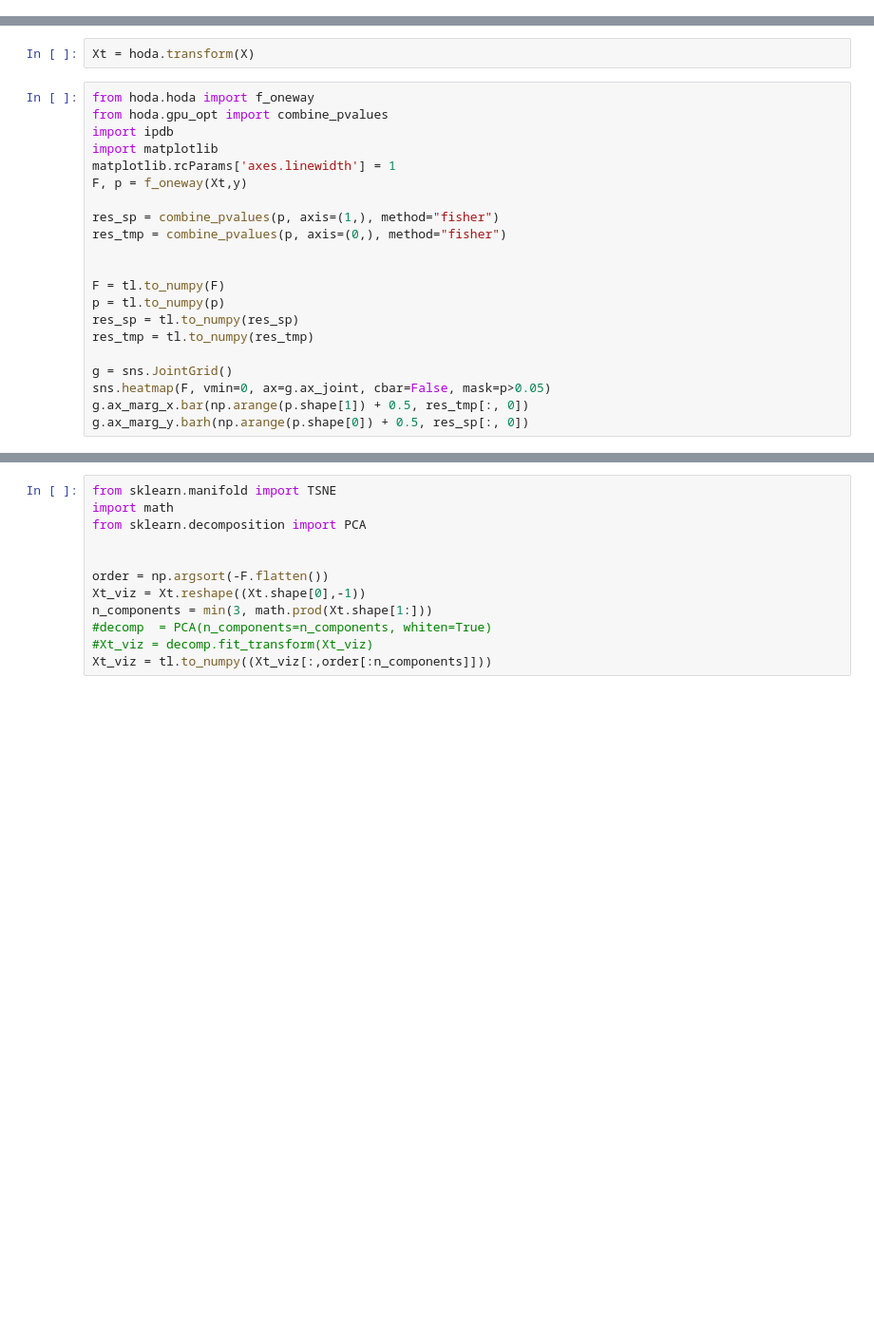
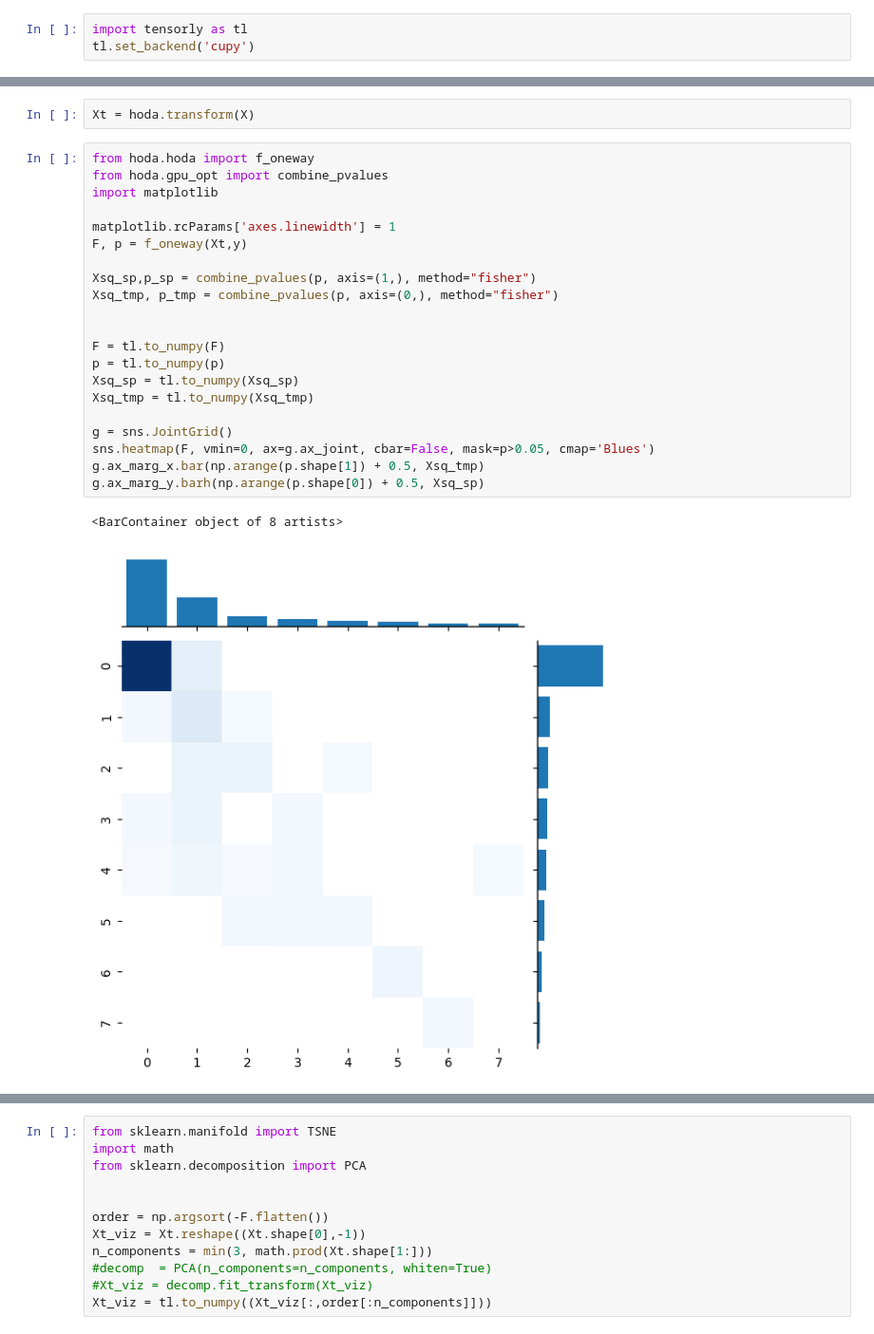
Before and after one commit to arnevdk/bttda, a Jupyter notebook: notebooks/hoda.ipynb, the cells around one changed output, grey strips where cells are left out. Shown at 95% size. Cells and saved outputs as stored; diff of their text form; blank space fills up the shorter version.

```diff
--- a/notebooks/hoda.ipynb
+++ b/notebooks/hoda.ipynb
@@ -1,3 +1,6 @@
+# %%
+import tensorly as tl
+tl.set_backend('cupy')
 # %%
 from moabb.paradigms import P300
 from moabb.datasets import *
@@ -169,21 +177,24 @@ Xt = hoda.transform(X)
 # %%
 from hoda.hoda import f_oneway
 from hoda.gpu_opt import combine_pvalues
-import ipdb
 import matplotlib
+
 matplotlib.rcParams['axes.linewidth'] = 1
 F, p = f_oneway(Xt,y)
 
-res_sp = combine_pvalues(p, axis=(1,), method="fisher")
-res_tmp = combine_pvalues(p, axis=(0,), method="fisher")
+Xsq_sp,p_sp = combine_pvalues(p, axis=(1,), method="fisher")
+Xsq_tmp, p_tmp = combine_pvalues(p, axis=(0,), method="fisher")
 
 
 F = tl.to_numpy(F)
 p = tl.to_numpy(p)
-res_sp = tl.to_numpy(res_sp)
-res_tmp = tl.to_numpy(res_tmp)
+Xsq_sp = tl.to_numpy(Xsq_sp)
+Xsq_tmp = tl.to_numpy(Xsq_tmp)
 
 g = sns.JointGrid()
-sns.heatmap(F, vmin=0, ax=g.ax_joint, cbar=False, mask=p>0.05)
-g.ax_marg_x.bar(np.arange(p.shape[1]) + 0.5, res_tmp[:, 0])
-g.ax_marg_y.barh(np.arange(p.shape[0]) + 0.5, res_sp[:, 0])
+sns.heatmap(F, vmin=0, ax=g.ax_joint, cbar=False, mask=p>0.05, cmap='Blues')
+g.ax_marg_x.bar(np.arange(p.shape[1]) + 0.5, Xsq_tmp)
+g.ax_marg_y.barh(np.arange(p.shape[0]) + 0.5, Xsq_sp)
+# %% [output]
+<BarContainer object of 8 artists>
+[figure, added]
```
Also changed, not shown: parts of 12 cells of this notebook, 12 other files.
